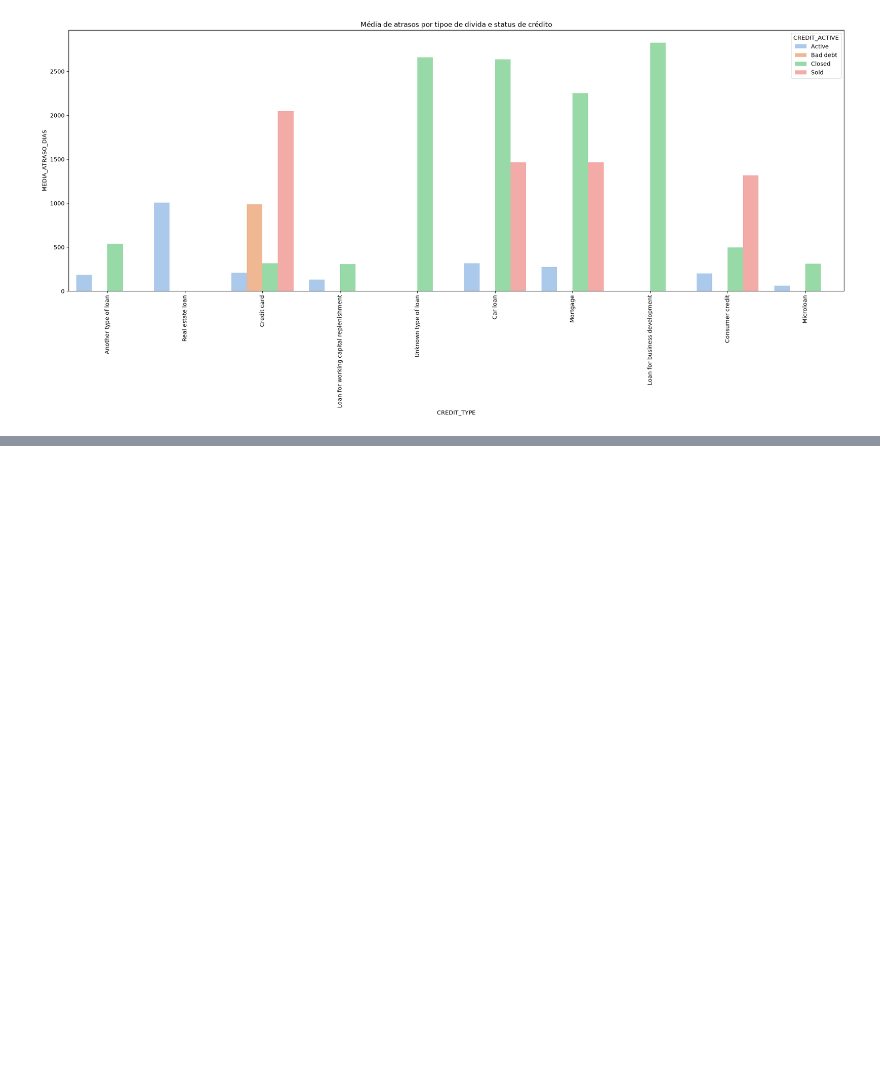
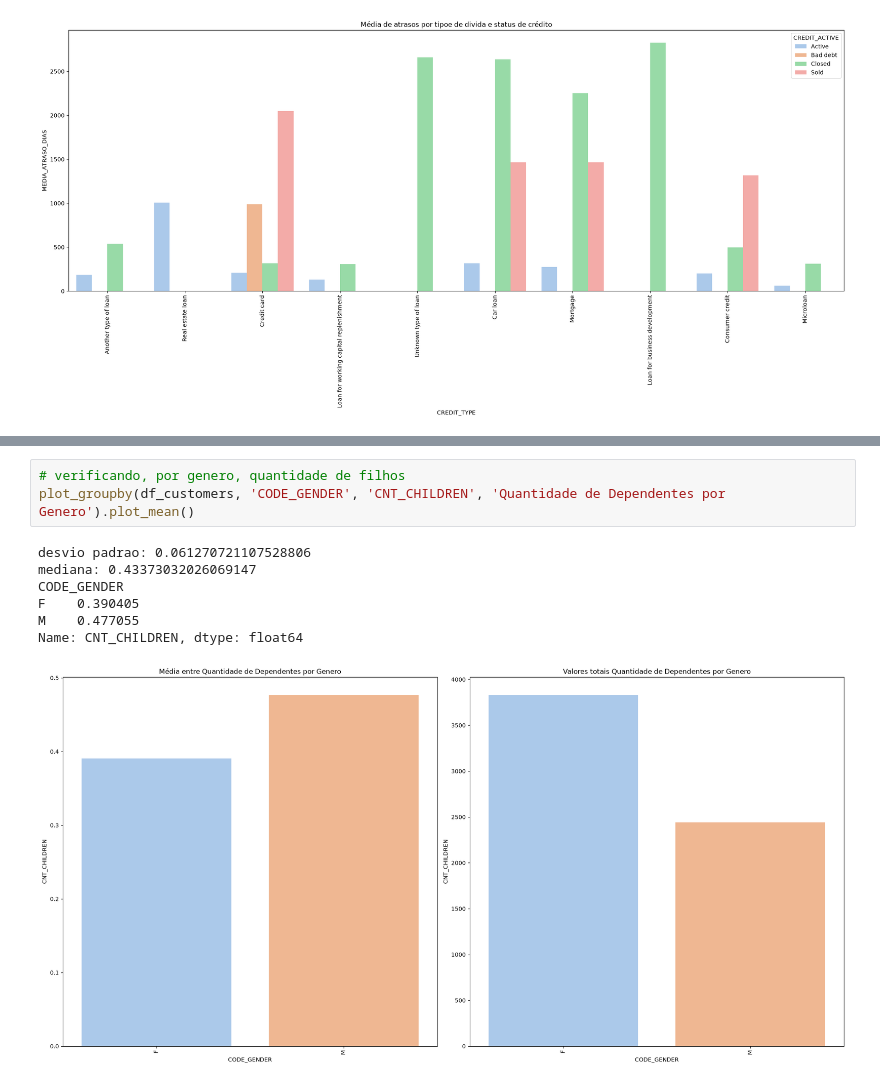
Before and after one commit to WesleySouza13/Home-Credit-Default-Risk, a Jupyter notebook: notebooks/EDA.ipynb, the cells around one changed output, grey strips where cells are left out. Drawn from its saved outputs; the diff is of its cells as text; blank space fills up the shorter version.

```diff
--- a/notebooks/EDA.ipynb
+++ b/notebooks/EDA.ipynb
@@ -175,0 +340,11 @@ hue_plot(df_bureau, 'CREDIT_TYPE', 'MEDIA_ATRASO_DIAS', 'CREDIT_ACTIVE', 'Média
+# %%
+# verificando, por genero, quantidade de filhos
+plot_groupby(df_customers, 'CODE_GENDER', 'CNT_CHILDREN', 'Quantidade de Dependentes por Genero').plot_mean()
+# %% [output]
+desvio padrao: 0.061270721107528806
+mediana: 0.43373032026069147
+CODE_GENDER
+F    0.390405
+M    0.477055
+Name: CNT_CHILDREN, dtype: float64
+[figure, added]
```
Also changed, not shown: parts of 17 cells of this notebook.
